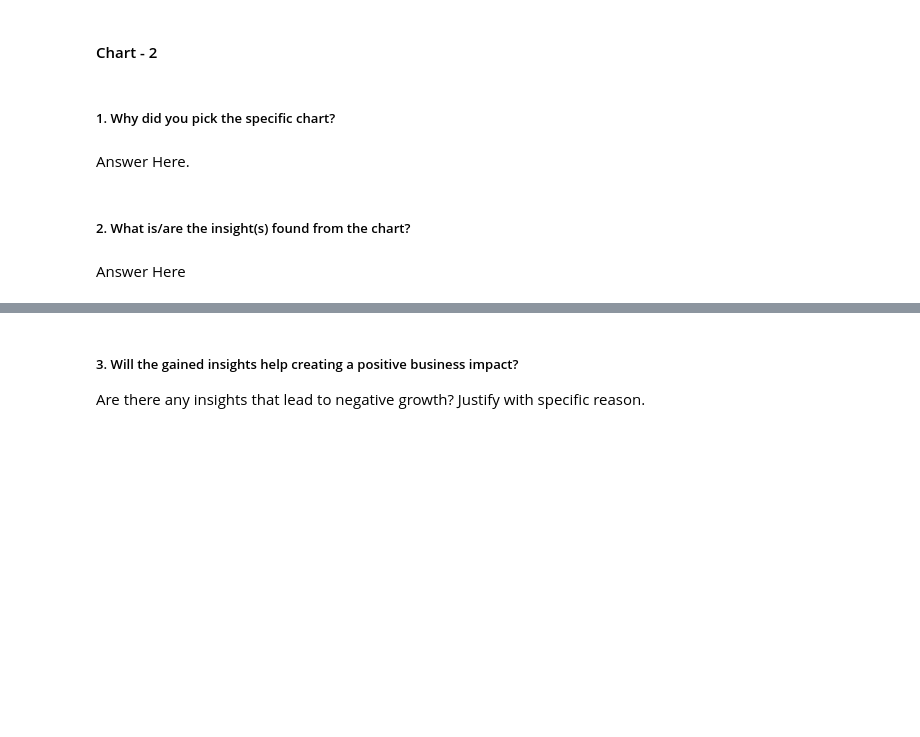
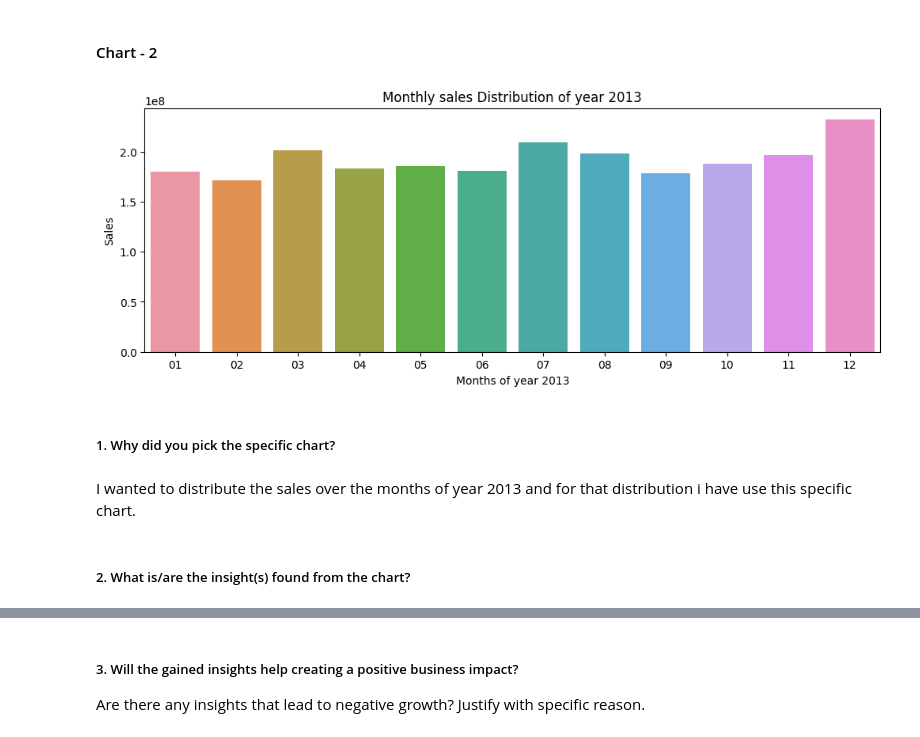
Before and after one commit to hmarathe420/Retail_Sales_Prediction, a Jupyter notebook: Retail_Sales_Prediction.ipynb, the cells around one changed output, grey strips where cells are left out. Cells and saved outputs as stored; diff of their text form; code cells hidden in the pictures; blank space fills up the shorter version.

```diff
--- a/Retail_Sales_Prediction.ipynb
+++ b/Retail_Sales_Prediction.ipynb
@@ -418,8 +435,22 @@ Answer Here
+# %%
+# Monthly Sales Distribution of year 2013
+
+df_2013 = rossmannstore_df[rossmannstore_df['year']=='2013']
+
+month_list_2013 = sorted(list(df_2013['month'].unique()))
+monthly_sales_2013 = list(df_2013[['Sales','month']].groupby('month')['Sales'].sum())
+
+plt.figure(figsize=(12,4))
+plt.title('Monthly sales Distribution of year 2013')
+plt.xlabel('Months of year 2013')
+plt.ylabel('Sales')
+sns.barplot(x =month_list_2013, y = monthly_sales_2013)
+plt.show()
+# %% [output]
+[figure, added]
 # %% [markdown]
 ##### 1. Why did you pick the specific chart?
-# %% [markdown]
-Answer Here.
+# %% [markdown]
+I wanted to distribute the sales over the months of year 2013 and for that distribution i have use this specific chart.
 # %% [markdown]
 ##### 2. What is/are the insight(s) found from the chart?
-# %% [markdown]
-Answer Here
```
Also changed, not shown: parts of 29 cells of this notebook.
